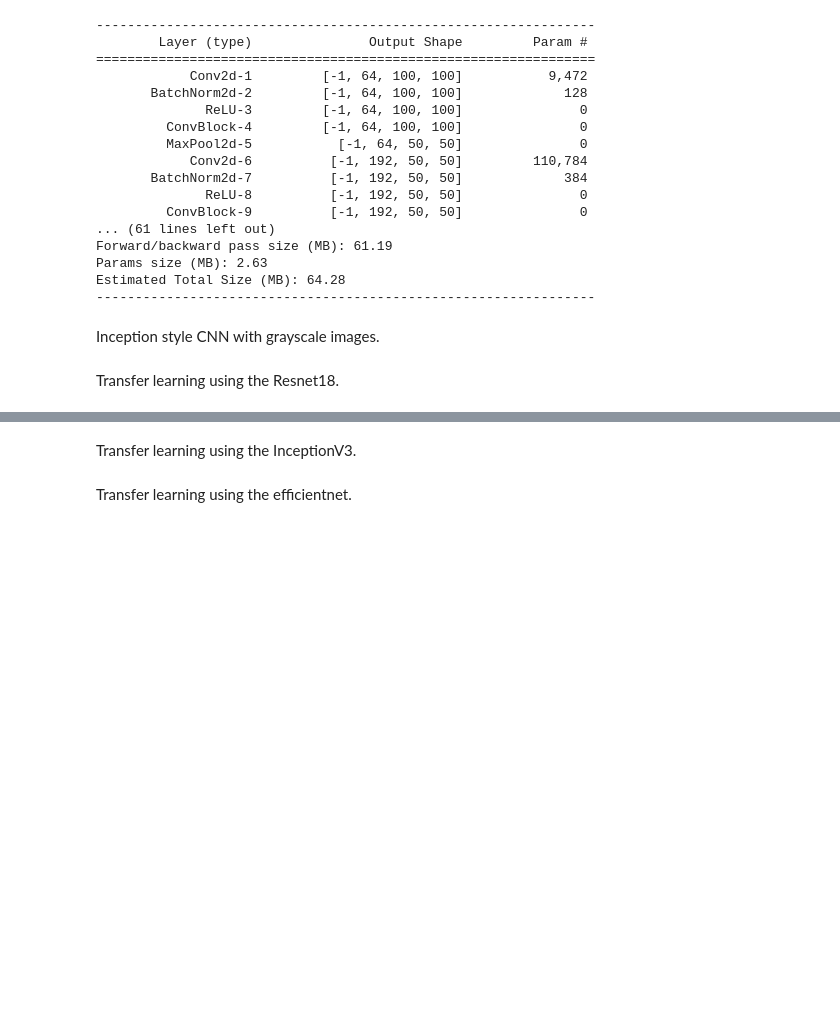
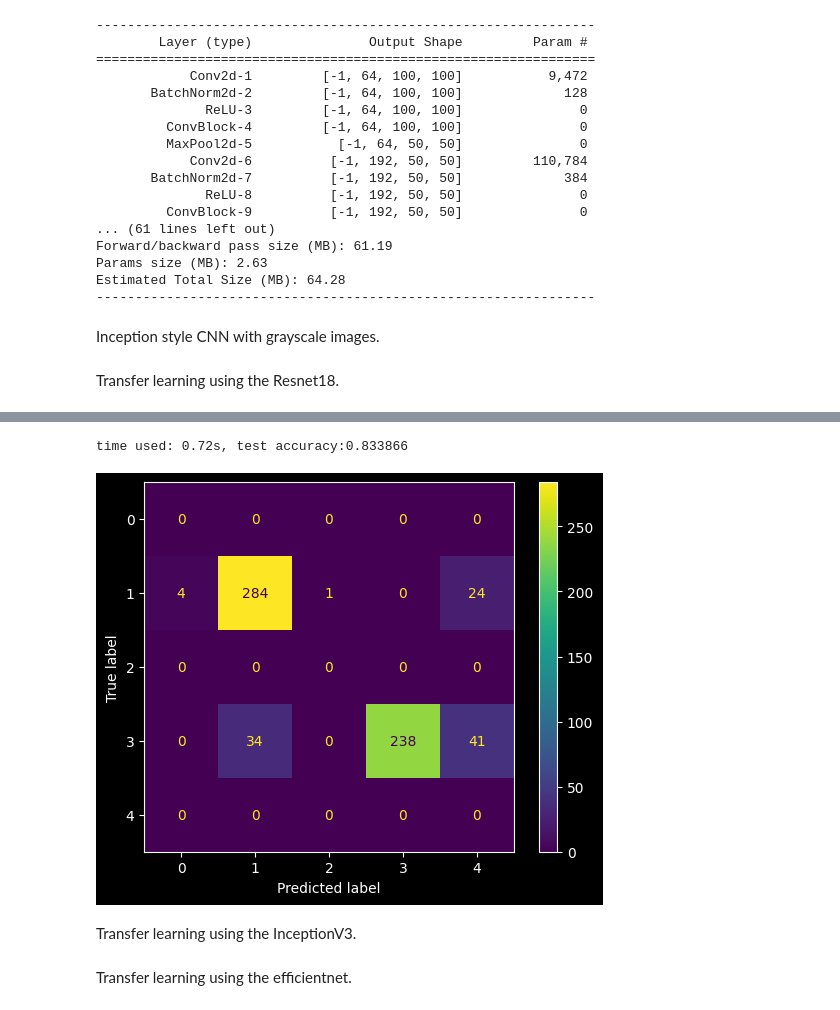
Before and after one commit to ChenhuaFan/641-541-Final-Project, a Jupyter notebook: CNNs_training.ipynb, the cells around one changed output, grey strips where cells are left out. Cells and saved outputs as stored; diff of their text form; code cells hidden in the pictures; blank space fills up the shorter version.

```diff
--- a/CNNs_training.ipynb
+++ b/CNNs_training.ipynb
@@ -550,0 +582,31 @@ Created version '4' of model 'ResNet'.
+# %%
+import mlflow.pytorch
+from mlflow import MlflowClient
+from ASLDataset import ASLDataset
+
+mlflow.set_tracking_uri("sqlite:///641.db")
+mlflow.set_registry_uri("sqlite:///641.db")
+client = MlflowClient(tracking_uri="sqlite:///641.db")
+run = client.create_run(experiment_id='1')
+
+mlflow.pytorch.autolog()
+
+testset = ASLDataset('test',transform=transform, local_classes=['E', 'S'], scource=False) #
+testloader = torch.utils.data.DataLoader(testset, batch_size=64,
+                                         shuffle=False, num_workers=2)
+
+resnet = models.resnet18(pretrained=False)
+num_ftrs = resnet.fc.in_features
+resnet.fc = nn.Linear(num_ftrs, 29)
+resnet.load_state_dict(torch.load('./trained_models/resnet_raw.pth'))
+resnet.eval()
+resnet.to(device)
+
+start_time = time.time()
+# train_loss = train(resnet, trainloader, criterion_t_r, optimizer_t_r, scheduler_t_r)
+test_acc = test(resnet, testloader)
+
+client.log_metric(run.info.run_id, "test_acc", test_acc)
+
+print(f'time used: {time.time()-start_time:.2f}s, test accuracy:{test_acc:.6f}')
+# %% [output]
@@ -551,3 +614,5 @@ Created version '4' of model 'ResNet'.
+time used: 0.72s, test accuracy:0.833866
+[figure, added]
 # %% [markdown]
 Transfer learning using the InceptionV3.
 # %%
```
Also changed, not shown: parts of 5 cells of this notebook, 18 other files.
